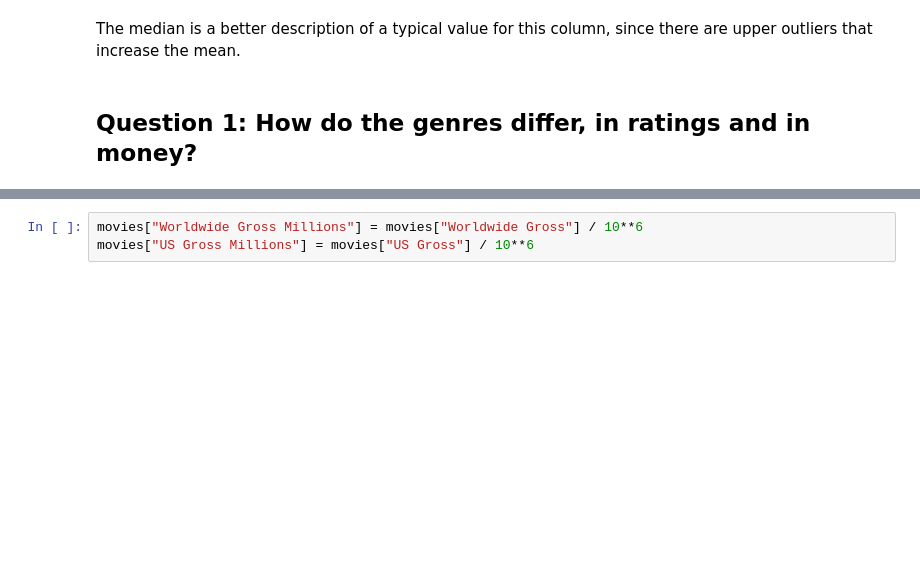
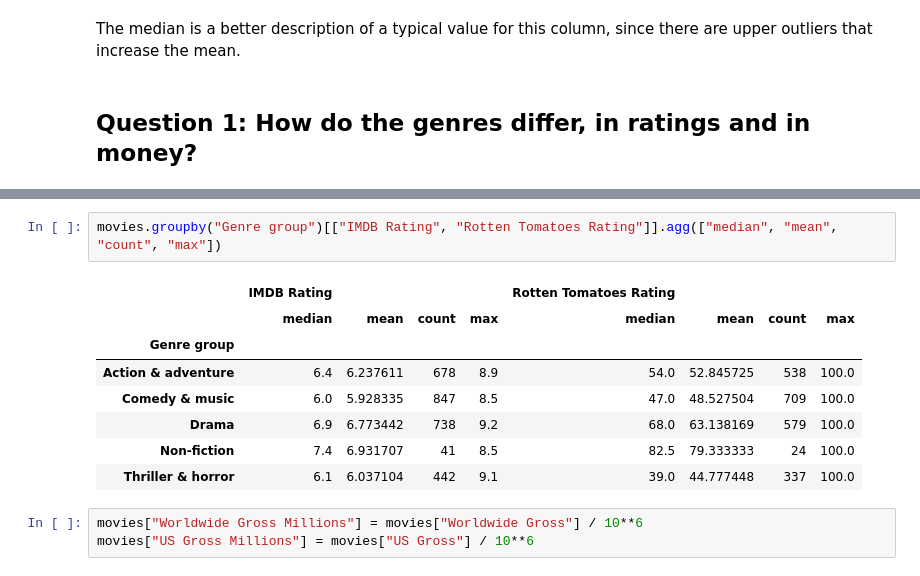
Before and after one commit to lindqv/python-course, a Jupyter notebook: data_analysis_visualisation/project/project.ipynb, the cells around one changed output, grey strips where cells are left out. Cells and saved outputs as stored; diff of their text form; blank space fills up the shorter version.

```diff
--- a/data_analysis_visualisation/project/project.ipynb
+++ b/data_analysis_visualisation/project/project.ipynb
@@ -510,6 +510,17 @@ movies.groupby("Genre group")[["US Gross", "Worldwide Gross", "Production Budget
 | Drama | 13084595.0 | 2.923031e+07 | 789 | 435110554.0 | 19317765.0 | 5.130059e+07 | 789 | 7.929106e+08 | ... |
 | Non-fiction | 2265684.0 | 1.108602e+07 | 48 | 119114517.0 | 2716318.0 | 1.776180e+07 | 48 | 2.224145e+08 | ... |
 | Thriller & horror | 25461810.0 | 3.806644e+07 | 458 | 600788188.0 | 34939606.5 | 7.114054e+07 | 458 | 1.842880e+09 | ... |
+# %%
+movies.groupby("Genre group")[["IMDB Rating", "Rotten Tomatoes Rating"]].agg(["median", "mean", "count", "max"])
+# %% [output]
+|  | IMDB Rating |  |  |  | Rotten Tomatoes Rating |  |  |  |
+|  | median | mean | count | max | median | mean | count | max |
+| Genre group |  |  |  |  |  |  |  |  |
+| Action & adventure | 6.4 | 6.237611 | 678 | 8.9 | 54.0 | 52.845725 | 538 | 100.0 |
+| Comedy & music | 6.0 | 5.928335 | 847 | 8.5 | 47.0 | 48.527504 | 709 | 100.0 |
+| Drama | 6.9 | 6.773442 | 738 | 9.2 | 68.0 | 63.138169 | 579 | 100.0 |
+| Non-fiction | 7.4 | 6.931707 | 41 | 8.5 | 82.5 | 79.333333 | 24 | 100.0 |
+| Thriller & horror | 6.1 | 6.037104 | 442 | 9.1 | 39.0 | 44.777448 | 337 | 100.0 |
 # %%
 movies["Worldwide Gross Millions"] = movies["Worldwide Gross"] / 10**6
 movies["US Gross Millions"] = movies["US Gross"] / 10**6
```
Also changed, not shown: parts of 2 cells of this notebook.
